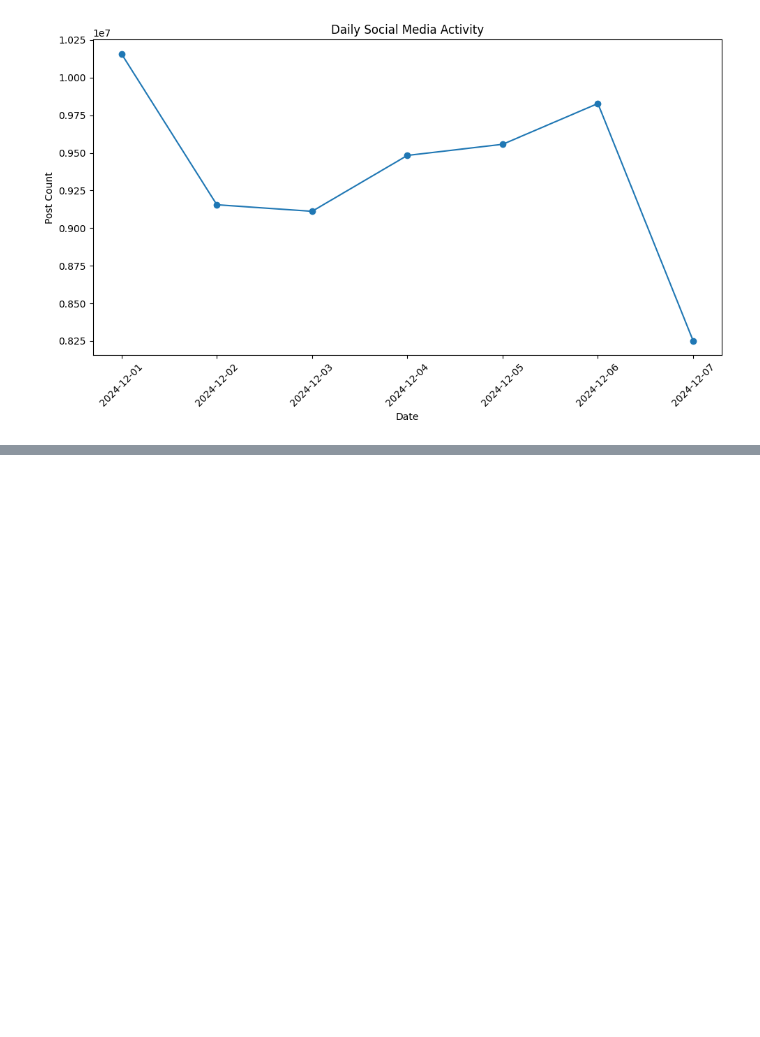
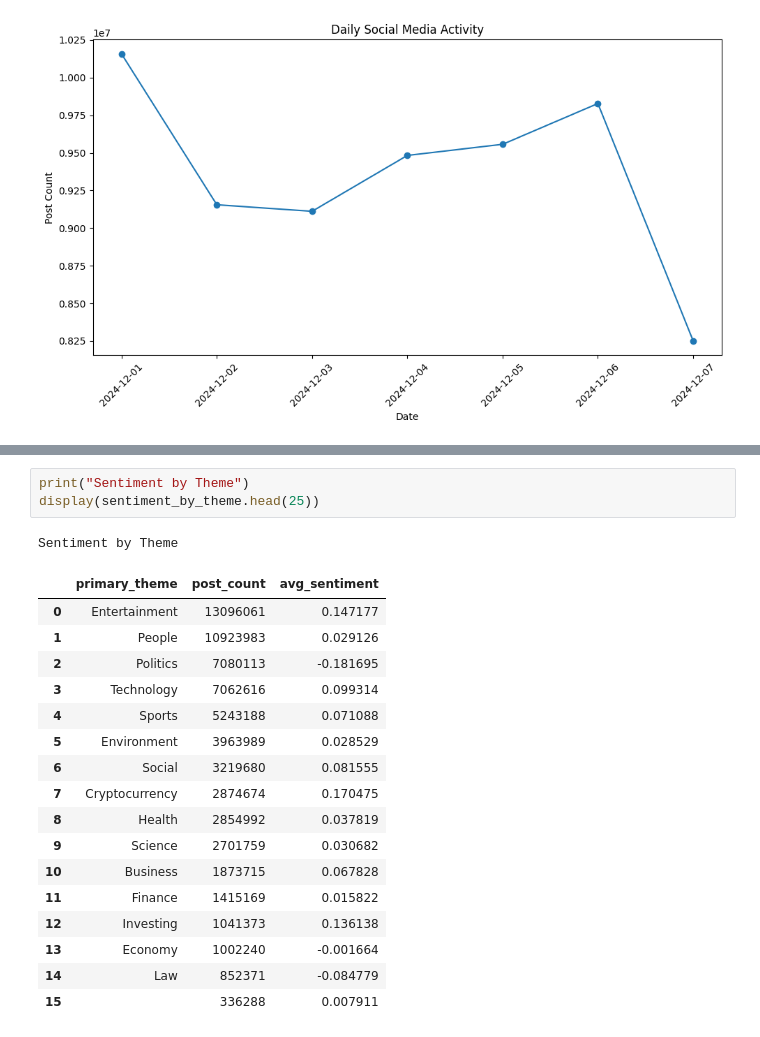
Before and after one commit to sjsu-cs131-spring26/trendtrackers-engagement-socialmedia, a Jupyter notebook: finaldemo_trendtrackers.ipynb, the cells around one changed output, grey strips where cells are left out. Drawn from its saved outputs; the diff is of its cells as text; blank space fills up the shorter version.

```diff
--- a/finaldemo_trendtrackers.ipynb
+++ b/finaldemo_trendtrackers.ipynb
@@ -303,0 +380,22 @@ plt.show()
+# %%
+print("Sentiment by Theme")
+display(sentiment_by_theme.head(25))
+# %% [output]
+Sentiment by Theme
+|  | primary_theme | post_count | avg_sentiment |
+| 0 | Entertainment | 13096061 | 0.147177 |
+| 1 | People | 10923983 | 0.029126 |
+| 2 | Politics | 7080113 | -0.181695 |
+| 3 | Technology | 7062616 | 0.099314 |
+| 4 | Sports | 5243188 | 0.071088 |
+| 5 | Environment | 3963989 | 0.028529 |
+| 6 | Social | 3219680 | 0.081555 |
+| 7 | Cryptocurrency | 2874674 | 0.170475 |
+| 8 | Health | 2854992 | 0.037819 |
+| 9 | Science | 2701759 | 0.030682 |
+| 10 | Business | 1873715 | 0.067828 |
+| 11 | Finance | 1415169 | 0.015822 |
+| 12 | Investing | 1041373 | 0.136138 |
+| 13 | Economy | 1002240 | -0.001664 |
+| 14 | Law | 852371 | -0.084779 |
+| 15 |  | 336288 | 0.007911 |
```
Also changed, not shown: parts of 9 cells of this notebook.
